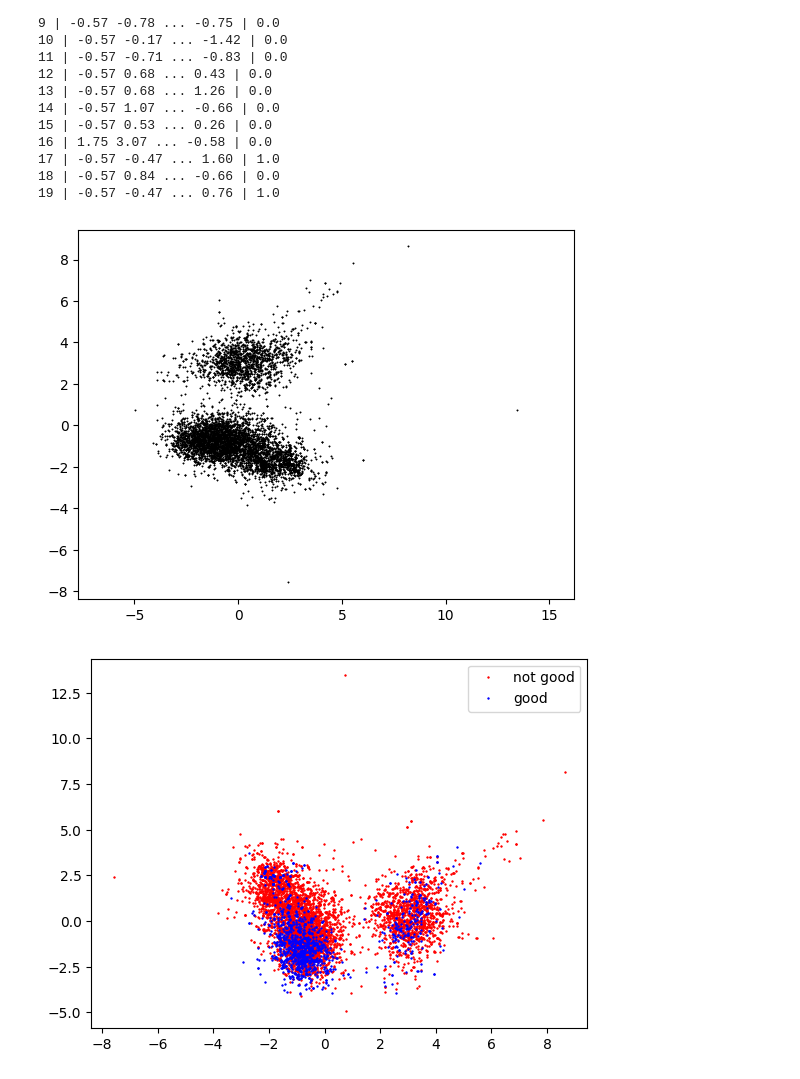
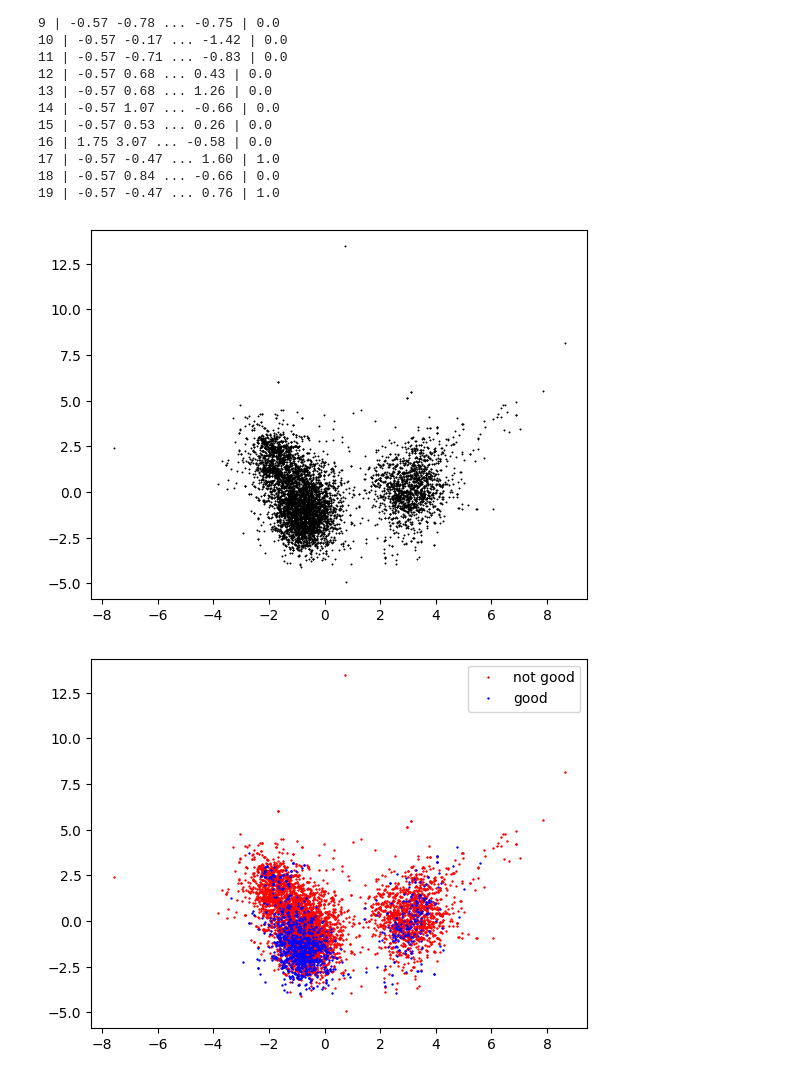
Before and after one commit to LucasBR96/WINE, a Jupyter notebook: src/DATA-MAN/data-vis.ipynb, the cells around one changed output. Saved outputs shown, nothing was run; the diff lists cells and outputs as text; code cells hidden in the pictures.

```diff
--- a/src/DATA-MAN/data-vis.ipynb
+++ b/src/DATA-MAN/data-vis.ipynb
@@ -50,18 +51,18 @@ for i in range( 20 ):
 # %%
 # pca = dcomp.PCA( 2 ).fit( norm_X[ : , 1: ] )
 # X_2d = pca.transform( norm_X[ : , 1: ] ).T
 
 pca = dcomp.PCA( 2 ).fit( norm_X )
 X_2d = pca.transform( norm_X ).T
 xs = X_2d[ 0 ]
 ys = X_2d[ 1 ]
 
 _ , ax = plt.subplots( )
-ax.plot( ys , xs , "*k" , markersize = .8 )
-ax.axis('equal')
+ax.plot( xs , ys , "*k" , markersize = .8 )
+# ax.axis('equal')
 plt.show()
 # %% [output]
-[figure, old version]
+[figure, new version]
 # %%
 # _ , ax = plt.subplots( ncols = 2 , sharey = True )
 
```
Also changed, not shown: parts of 2 cells of this notebook, 1 other file.
